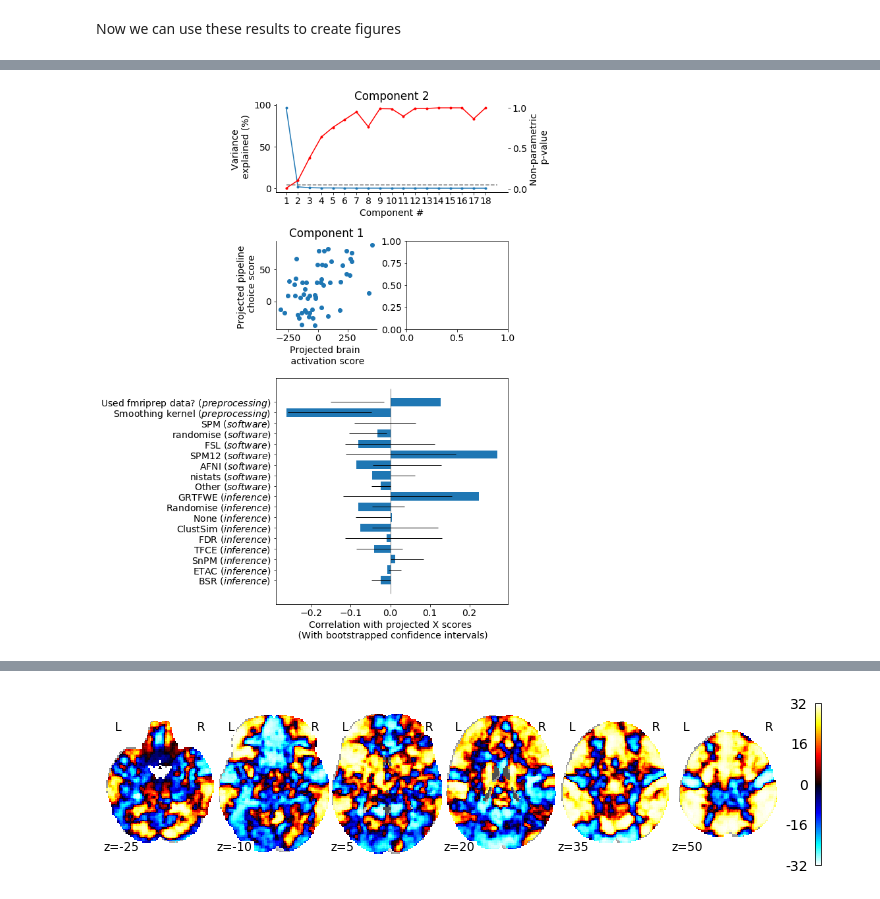
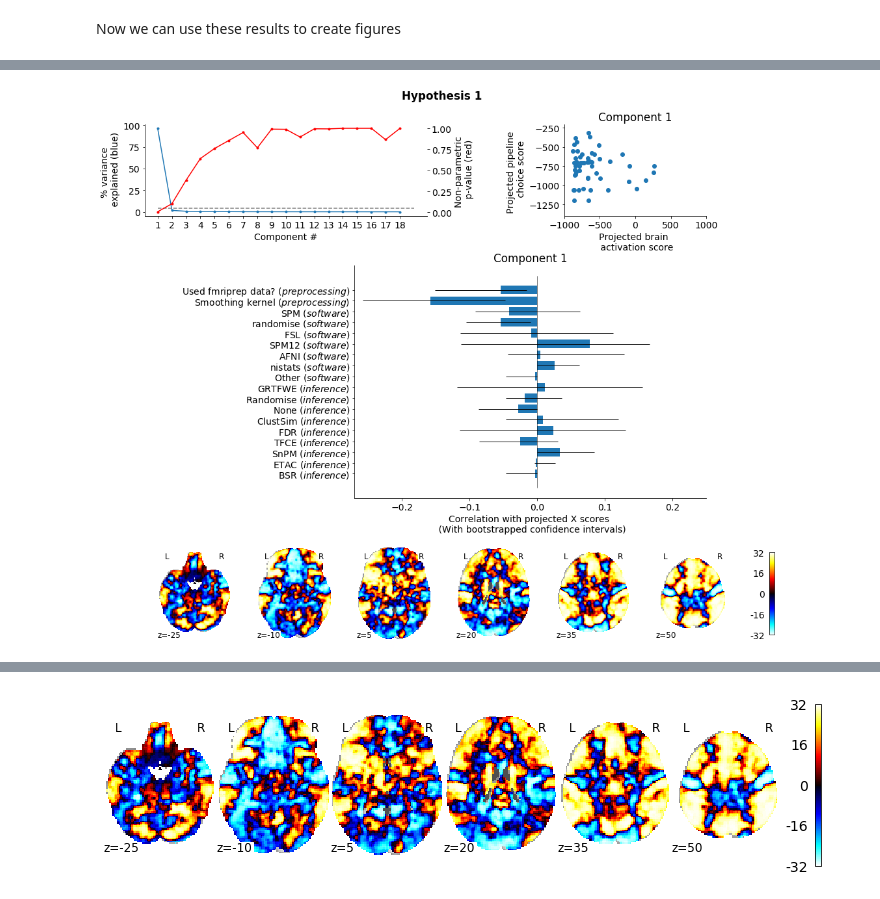
Before and after one commit to koudyk/narps_meta, a Jupyter notebook: analyses/Analysis_I-evaluating_the_problem.ipynb, the cells around one changed output, grey strips where cells are left out. Drawn from its saved outputs; the diff is of its cells as text; code cells hidden in the pictures.

```diff
--- a/analyses/Analysis_I-evaluating_the_problem.ipynb
+++ b/analyses/Analysis_I-evaluating_the_problem.ipynb
@@ -26,8 +26,8 @@ affine = template.affine
 level = .05
 
 save_figs = True
-save_results = True
-run_long_analyses = True
+save_results = False
+run_long_analyses = False
 
 hypothesis = 1
 
@@ -680,20 +676,18 @@ letter_font_size = 25
 font = {'size'   : 14}
 matplotlib.rc('font', **font)
 
-fig = plt.figure(figsize=(10,12))
-gs = GridSpec(4,2, figure=fig)
-ax1 = plt.subplot(gs[0, :])
-ax3 = plt.subplot(gs[1, 1])
-ax4 = plt.subplot(gs[1, 0])
-ax5 = plt.subplot(gs[2:4, 0:2])
-#ax6 = plt.subplot(gs[4, 0:2])
-
+fig = plt.figure(figsize=(15,12))
+gs = GridSpec(8,10, figure=fig)
+ax1 = plt.subplot(gs[0:2, 0:5])
+ax2 = plt.subplot(gs[0:2, 6:9])
+ax3 = plt.subplot(gs[2:6, 3:9])
+ax4 = plt.subplot(gs[6:, :])
 
 n_components = len(y_corr[0,:])
 
 ax1.plot(varexp * 100, '.-', label='variance')
 print('var explained ', varexp)
-ax1.set(xlabel='Component #', ylabel='Variance \n explained (%)')
+ax1.set(xlabel='Component #', ylabel='% variance \n explained (blue)')
 ax1.spines["top"].set_visible(False)
 ax1.spines["right"].set_visible(False)
 ax1.set_xticks(ticks=range(n_components))
@@ -702,62 +696,58 @@ ax1.set_xticklabels(labels=range(1, n_components+1))
 ax1b = ax1.twinx()
 ax1b.plot(sprob, '.-', color='red', label='$p$-values')
 print('p-values ', sprob)
-ax1b.set(xlabel='Component #', ylabel='Non-parametric \n p-value')
+ax1b.set(xlabel='Component #', ylabel='Non-parametric \n p-value (red)')
 ax1b.spines["top"].set_visible(False)
 ax1b.spines["right"].set_visible(False)
 ax1b.set_xticks(ticks=range(n_components))
 ax1b.set_xticklabels(labels=range(1, n_components+1))
 ax1b.hlines(y=.05, xmin=0, xmax=len(sprob), linestyles='dashed', color='grey',
             label='significance threshold (p<.05)')
+fig.tight_layout()
 
 
-n_comp = 1
-# corr_real = st.spearmanr(x_scores[:, n_comp], y_scores[:, n_comp])[0]
-# r2_real = np.square(corr_real)
-# r2_perm = np.square(corrs_perm)
-
-# ax3.hist(r2_perm, color='lightgrey',
-#                label='Null distribution from permutation')
-# ax3.axvline(x=r2_real,
-#               label = 'Corr($X_{projected}$, $Y_{projected}$)')
-
-# ax3.legend(loc='best', bbox_to_anchor=(0., 0., 1.05, -.3))
-# ax3.set_xlabel('$R_{spearman}$')
-# ax3.set_ylabel('Count')
-# ax3.set_title('Component 1')
-# ax3.spines["top"].set_visible(False)
-# ax3.spines["right"].set_visible(False)
-
+n_comp = 0
 x = np.squeeze(np.array(x_scores[:, n_comp].T))
 y = np.squeeze(np.array(y_scores[:, n_comp].T))
 r, p = st.spearmanr(x, y)
 print(r, p)
-ax4.scatter(x=x, y=y)
-ax4.set(xlabel='Projected brain \n activation score', ylabel='Projected pipeline \n choice score')
-ax4.spines["top"].set_visible(False)
-ax4.spines["right"].set_visible(False)
-ax4.set_title('Component 1')
+ax2.scatter(x=x, y=y)
+ax2.set(xlabel='Projected brain \n activation score', ylabel='Projected pipeline \n choice score',
+       ylim=[-1400, -200], xlim=[-1000, 1000])
+ax2.spines["top"].set_visible(False)
+ax2.spines["right"].set_visible(False)
+ax2.set_title('Component %d' %int(n_comp + 1))
+fig.tight_layout()
+
+# Bars with CIs for the contribution of each analysis-choice variable to the significant component
+ax3.barh(range(len(y_corr))[::-1], width=y_corr[:, n_comp],)
+x_error = [y_corr_ll[:, 0] - y_corr[:, 0], y_corr_ul[:, 0] - y_corr[:, 0]]
+ax3.errorbar(x=y_corr[:, 0], y=range(len(y_corr))[::-1],
+         xerr=np.abs(x_error), fmt='none', ecolor='black', elinewidth=1)
+ax3.vlines(0, *ax3.get_ylim(), linewidth=0.5)
+ax3.set(yticks=range(len(y_corr))[::-1], yticklabels=short_labels)
+ax3.set(xlabel='Correlation with projected X scores \n (With bootstrapped confidence intervals)',
+        xlim=[-0.27, 0.25])
+ax3.set_title('Component %d' %int(n_comp + 1))
+ax3.spines["top"].set_visible(False)
+ax3.spines["right"].set_visible(False)
+fig.tight_layout()
 
 
-# reorder = np.array([8, 0, 1, 2, 3, 4, 5, 6, 7, 9, \
-#                     10, 11, 12, 13, 14, 15, 16, 17]).astype(int)
-# short_labels_r = np.squeeze(np.expand_dims(short_labels, axis=1)[reorder])
-ax5.barh(range(len(y_corr))[::-1], width=y_corr[:, n_comp],)
-x_error = [y_corr_ll[:, 0] - y_corr[:, 0], y_corr_ul[:, 0] - y_corr[:, 0]]
-ax5.errorbar(x=y_corr[:, 0], y=range(len(y_corr))[::-1],
-         xerr=np.abs(x_error), fmt='none', ecolor='black', elinewidth=1)
-ax5.vlines(0, *ax5.get_ylim(), linewidth=0.5)
-ax5.set(yticks=range(len(y_corr))[::-1], yticklabels=short_labels)
-ax5.set(xlabel='Correlation with projected X scores \n (With bootstrapped confidence intervals)')
-plt.title('Component %d' %int(n_comp+1))
+
+
+arr = bootstrap_ratios[:,0]
+nii = fun.flat_mat_to_nii(arr, ref_niimg=template, order=order)
+plotting.plot_stat_map(nii,
+                           #title=name,
+                           display_mode='z',
+                           cut_coords=z_cut_coords,
+                           axes=ax4)
+plt.suptitle('Hypothesis %d' %hypothesis, y=1.02, fontweight='bold')
 fig.tight_layout()
 
-#plt.title('$R^2_{spearman}$ = %.4f \n $p_{perm}$ = %.4f' \
-#          %(r2_real, pval_corr_scores), loc='right', y=.8)
-
-
-if save_figs: plt.savefig('../figures/final_figures_paper/results1C_hypo%d_.svg'\
-                         %hypothesis, bbox_inches="tight")
+if save_figs: plt.savefig('../figures/final_figures_paper/results1C_hypo%d_.png'\
+                       %hypothesis, bbox_inches="tight")
 # %% [output]
 var explained  [9.65117694e-01 1.64473883e-02 6.07764293e-03 3.21331199e-03
  3.04348884e-03 1.89828059e-03 1.09827808e-03 7.86906479e-04
@@ -771 +761 @@ p-values  [0.00699301 0.1028971  0.38361638 0.64035964 0.76023976 0.85514486
-[figure, old version]
+[figure, new version]
```
Also changed, not shown: parts of 11 cells of this notebook, 1 other file.
